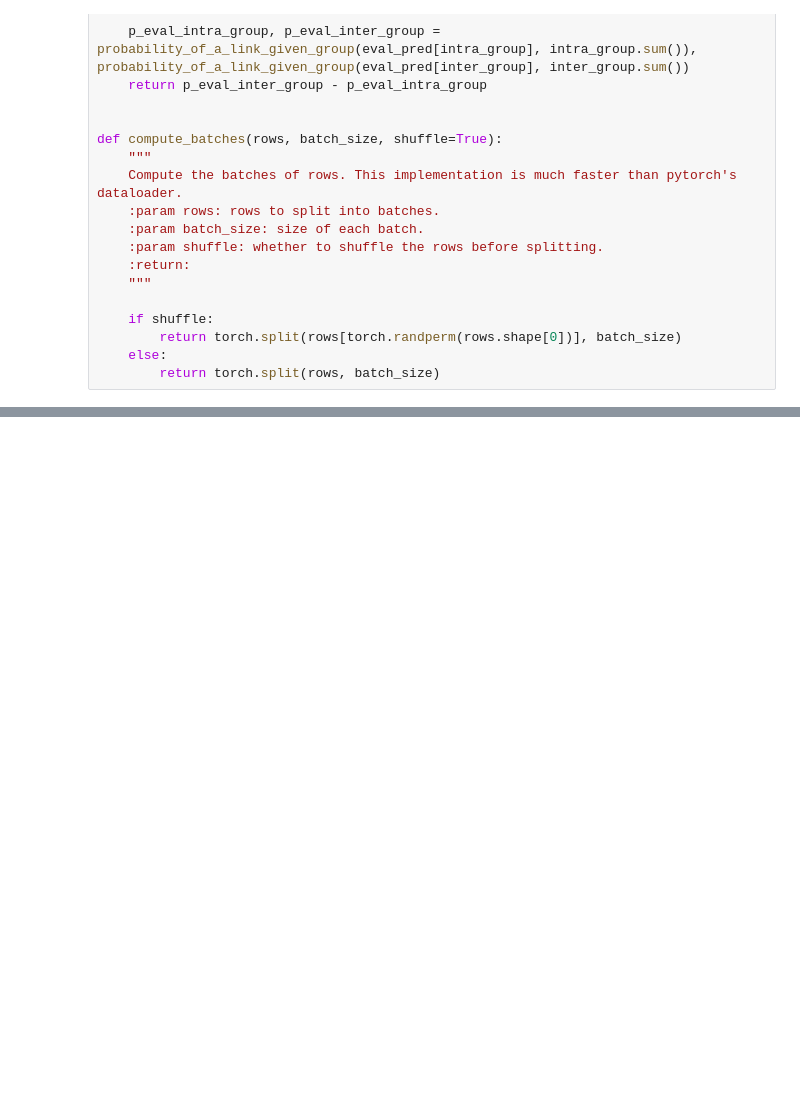
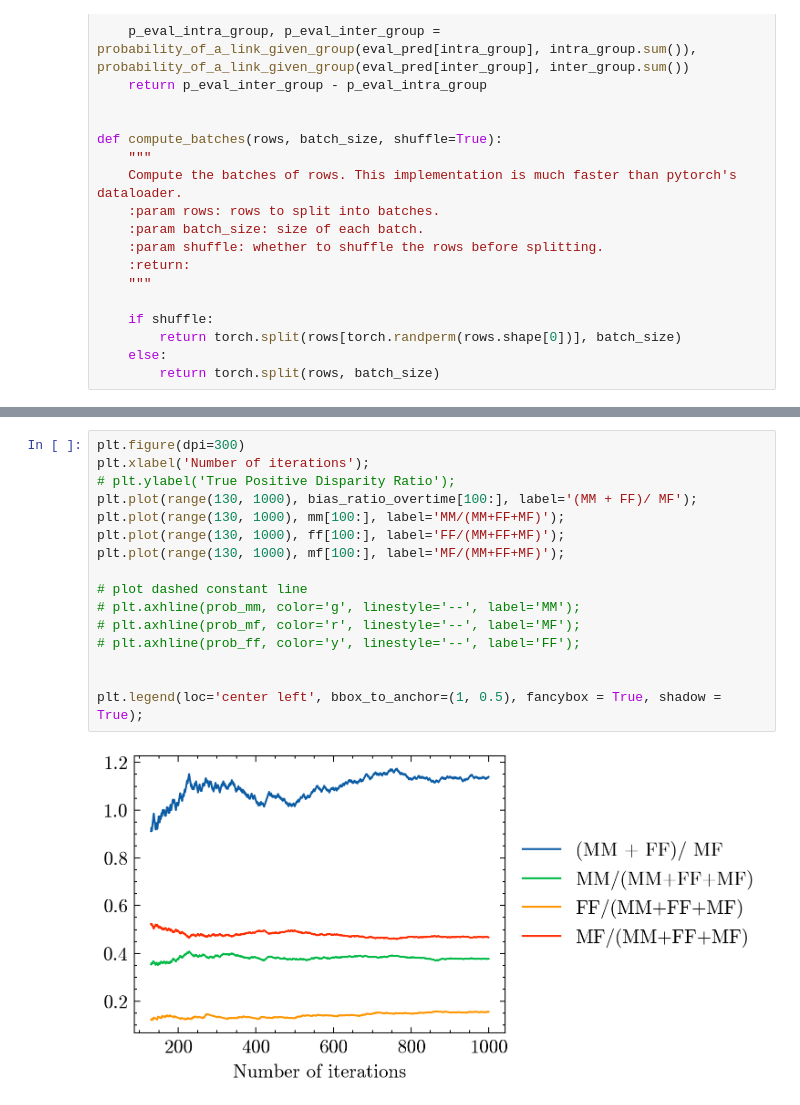
Before and after one commit to joaopedromattos/fairness, a Jupyter notebook: cummulative_effect/common_neighbors.ipynb, the cells around one changed output, grey strips where cells are left out. Cells and saved outputs as stored; diff of their text form; blank space fills up the shorter version.

```diff
--- a/cummulative_effect/common_neighbors.ipynb
+++ b/cummulative_effect/common_neighbors.ipynb
@@ -1246,0 +1264,18 @@ torch.Size([2506, 2])
+# %%
+plt.figure(dpi=300)
+plt.xlabel('Number of iterations');
+# plt.ylabel('True Positive Disparity Ratio');
+plt.plot(range(130, 1000), bias_ratio_overtime[100:], label='(MM + FF)/ MF');
+plt.plot(range(130, 1000), mm[100:], label='MM/(MM+FF+MF)');
+plt.plot(range(130, 1000), ff[100:], label='FF/(MM+FF+MF)');
+plt.plot(range(130, 1000), mf[100:], label='MF/(MM+FF+MF)');
+
+# plot dashed constant line
+# plt.axhline(prob_mm, color='g', linestyle='--', label='MM');
+# plt.axhline(prob_mf, color='r', linestyle='--', label='MF');
+# plt.axhline(prob_ff, color='y', linestyle='--', label='FF');
+
+
+plt.legend(loc='center left', bbox_to_anchor=(1, 0.5), fancybox = True, shadow = True);
+# %% [output]
+[figure, added]
```
Also changed, not shown: parts of 22 cells of this notebook, 27 other files.
